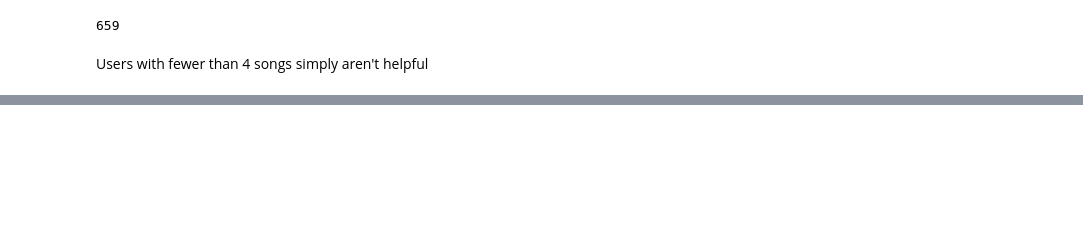
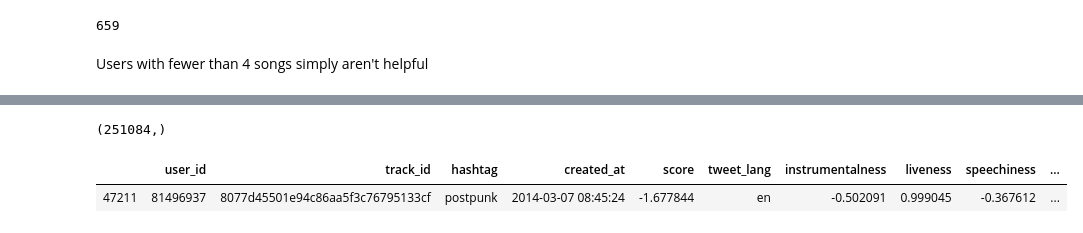
Before and after one commit to ddwooten/insight_2020_ai, a Jupyter notebook: src/py_exp_data.ipynb, the cells around one changed output, grey strips where cells are left out. Cells and saved outputs as stored; diff of their text form; code cells hidden in the pictures; blank space fills up the shorter version.

Commit message:
Moving towards a KMeans based one-hot classifier using LSTM

```diff
--- a/src/py_exp_data.ipynb
+++ b/src/py_exp_data.ipynb
@@ -989,2 +982,2 @@ NameError: name 'users' is not defined
 # %%
-single.to_pickle('/home/dwooten/Documents/insight/data/single.pk')
+trimmed = pd.read_pickle('/home/dwooten/Documents/insight/data/trimmed.pk')
@@ -992,0 +984,15 @@ seq_train.tweet_lang.describe()
+# %%
+kmeans = KMeans(n_clusters=10).fit(trimmed.loc[:,['r0', 'r1', 'r2','r3','r4', 'r5']])
+# %%
+kmeans.labels_.shape
+# %% [output]
+(251084,)
+# %%
+km = pd.DataFrame(kmeans.labels_, columns=['cluster'])
+# %%
+trimmed = pd.concat((trimmed, km), axis = 1)
+# %%
+trimmed.sample()
+# %% [output]
+|  | user_id | track_id | hashtag | created_at | score | tweet_lang | instrumentalness | liveness | speechiness | ... |
+| 47211 | 81496937 | 8077d45501e94c86aa5f3c76795133cf | postpunk | 2014-03-07 08:45:24 | -1.677844 | en | -0.502091 | 0.999045 | -0.367612 | ... |
```
Also changed, not shown: parts of 4 cells of this notebook, 3 other files.
